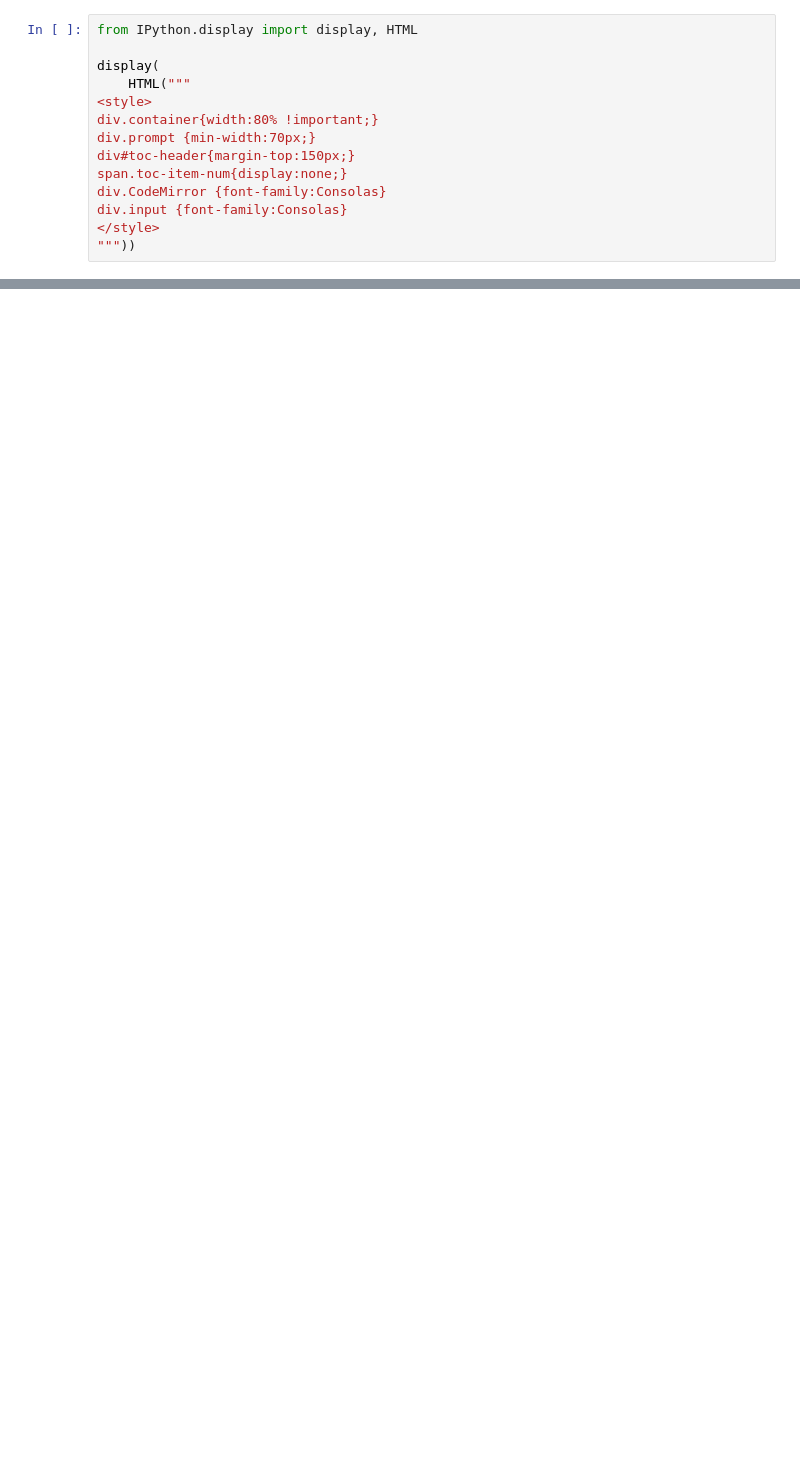
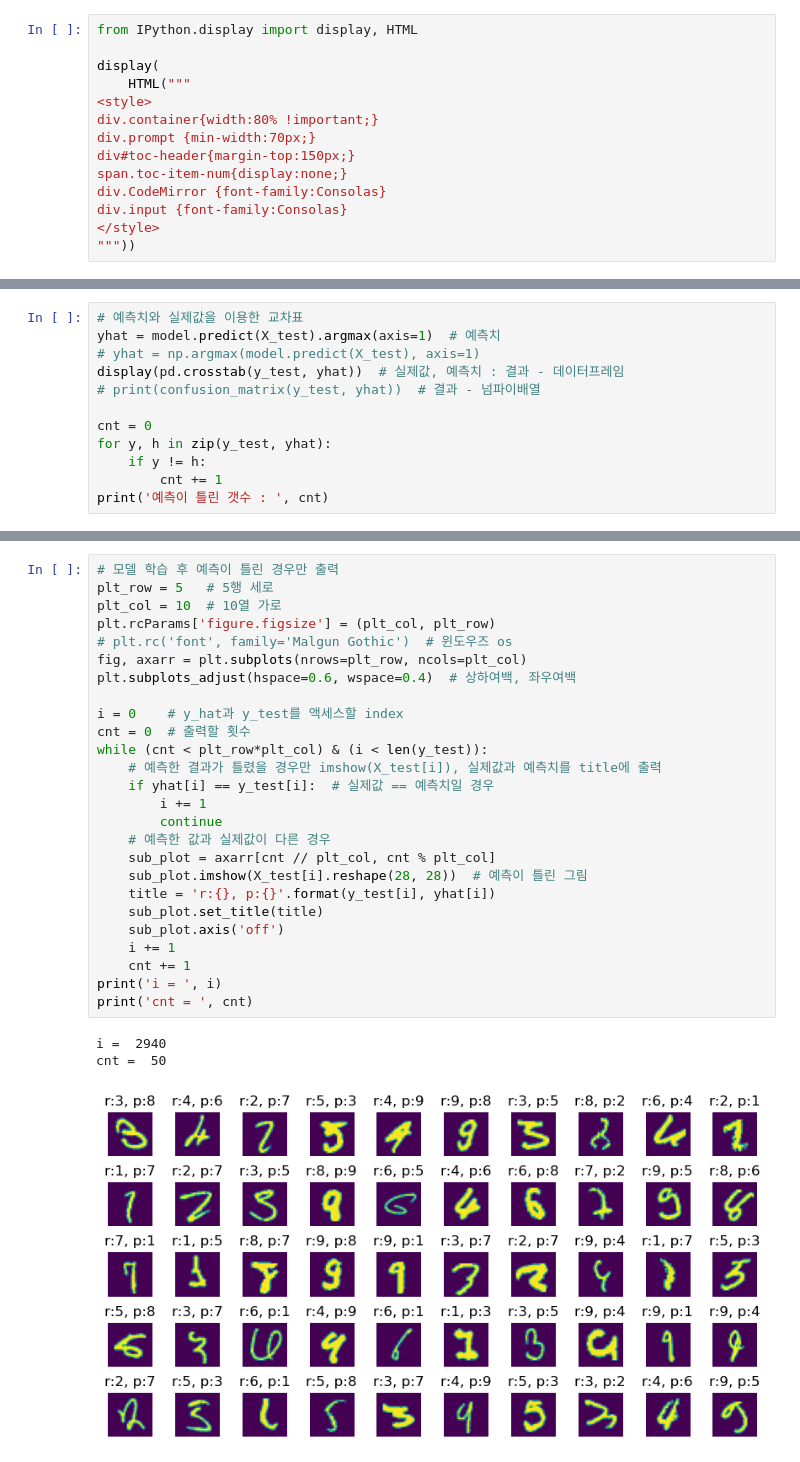
Before and after one commit to sehyeon24/ai, a Jupyter notebook: source/09_이미지처리/02_CNN알고리즘들.ipynb, the cells around one changed output, grey strips where cells are left out. Cells and saved outputs as stored; diff of their text form; blank space fills up the shorter version.

```diff
--- a/source/09_이미지처리/02_CNN알고리즘들.ipynb
+++ b/source/09_이미지처리/02_CNN알고리즘들.ipynb
@@ -16,0 +154,12 @@ div.input {font-family:Consolas}
+# %%
+# 예측치와 실제값을 이용한 교차표
+yhat = model.predict(X_test).argmax(axis=1)  # 예측치
+# yhat = np.argmax(model.predict(X_test), axis=1)
+display(pd.crosstab(y_test, yhat))  # 실제값, 예측치 : 결과 - 데이터프레임
+# print(confusion_matrix(y_test, yhat))  # 결과 - 넘파이배열
+
+cnt = 0
+for y, h in zip(y_test, yhat):
+    if y != h:
+        cnt += 1
+print('예측이 틀린 갯수 : ', cnt)
@@ -17,2 +181,32 @@ div.input {font-family:Consolas}
+# %%
+# 모델 학습 후 예측이 틀린 경우만 출력
+plt_row = 5   # 5행 세로
+plt_col = 10  # 10열 가로
+plt.rcParams['figure.figsize'] = (plt_col, plt_row)
+# plt.rc('font', family='Malgun Gothic')  # 윈도우즈 os
+fig, axarr = plt.subplots(nrows=plt_row, ncols=plt_col)
+plt.subplots_adjust(hspace=0.6, wspace=0.4)  # 상하여백, 좌우여백
+
+i = 0    # y_hat과 y_test를 액세스할 index
+cnt = 0  # 출력할 횟수
+while (cnt < plt_row*plt_col) & (i < len(y_test)):
+    # 예측한 결과가 틀렸을 경우만 imshow(X_test[i]), 실제값과 예측치를 title에 출력
+    if yhat[i] == y_test[i]:  # 실제값 == 예측치일 경우
+        i += 1
+        continue
+    # 예측한 값과 실제값이 다른 경우
+    sub_plot = axarr[cnt // plt_col, cnt % plt_col]
+    sub_plot.imshow(X_test[i].reshape(28, 28))  # 예측이 틀린 그림
+    title = 'r:{}, p:{}'.format(y_test[i], yhat[i])
+    sub_plot.set_title(title)
+    sub_plot.axis('off')
+    i += 1
+    cnt += 1
+print('i = ', i)
+print('cnt = ', cnt)
+# %% [output]
+i =  2940
+cnt =  50
+[figure, added]
 # %% [markdown]
 # 2. AlexNet
```
Also changed, not shown: parts of 42 cells of this notebook, 5 other files.
